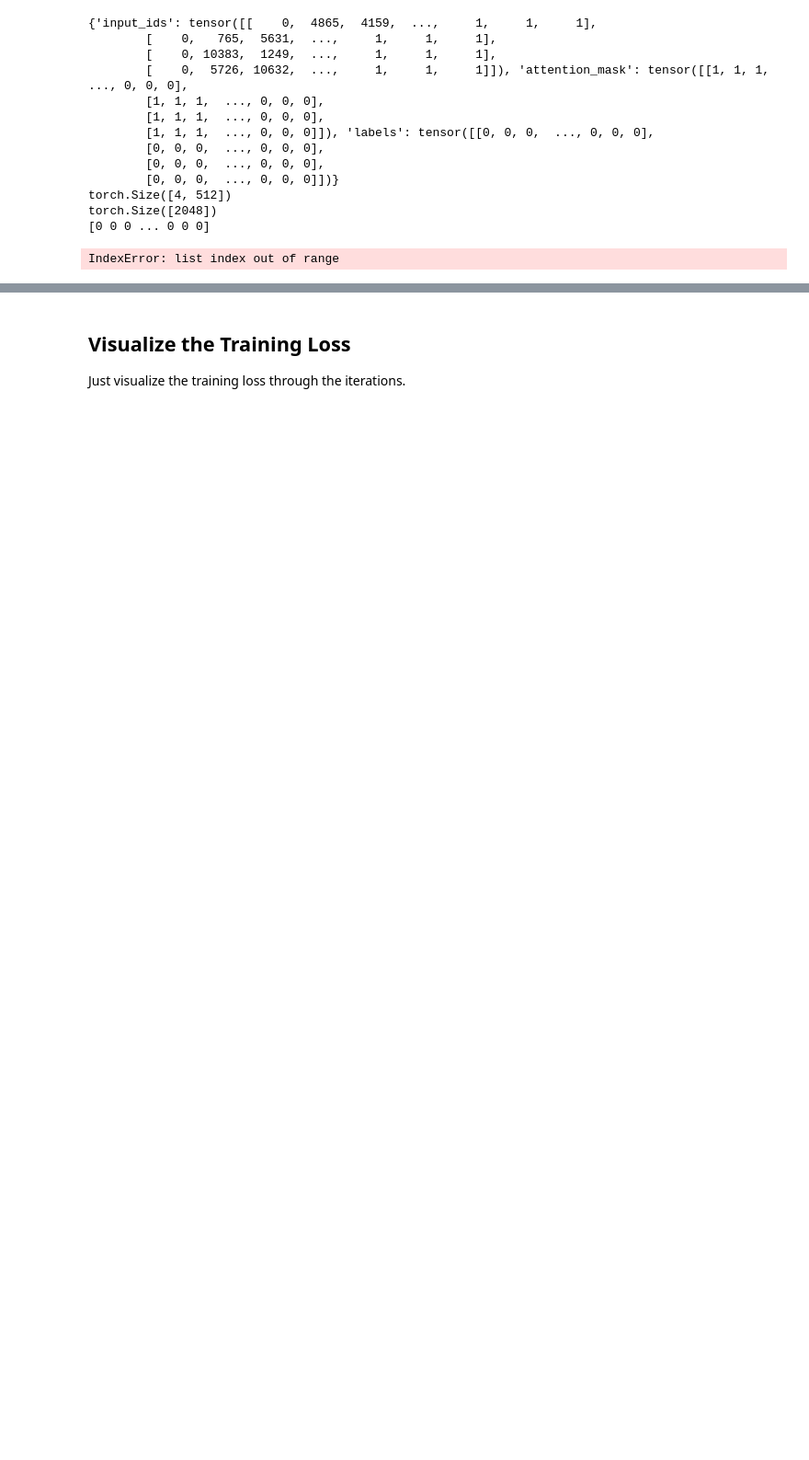
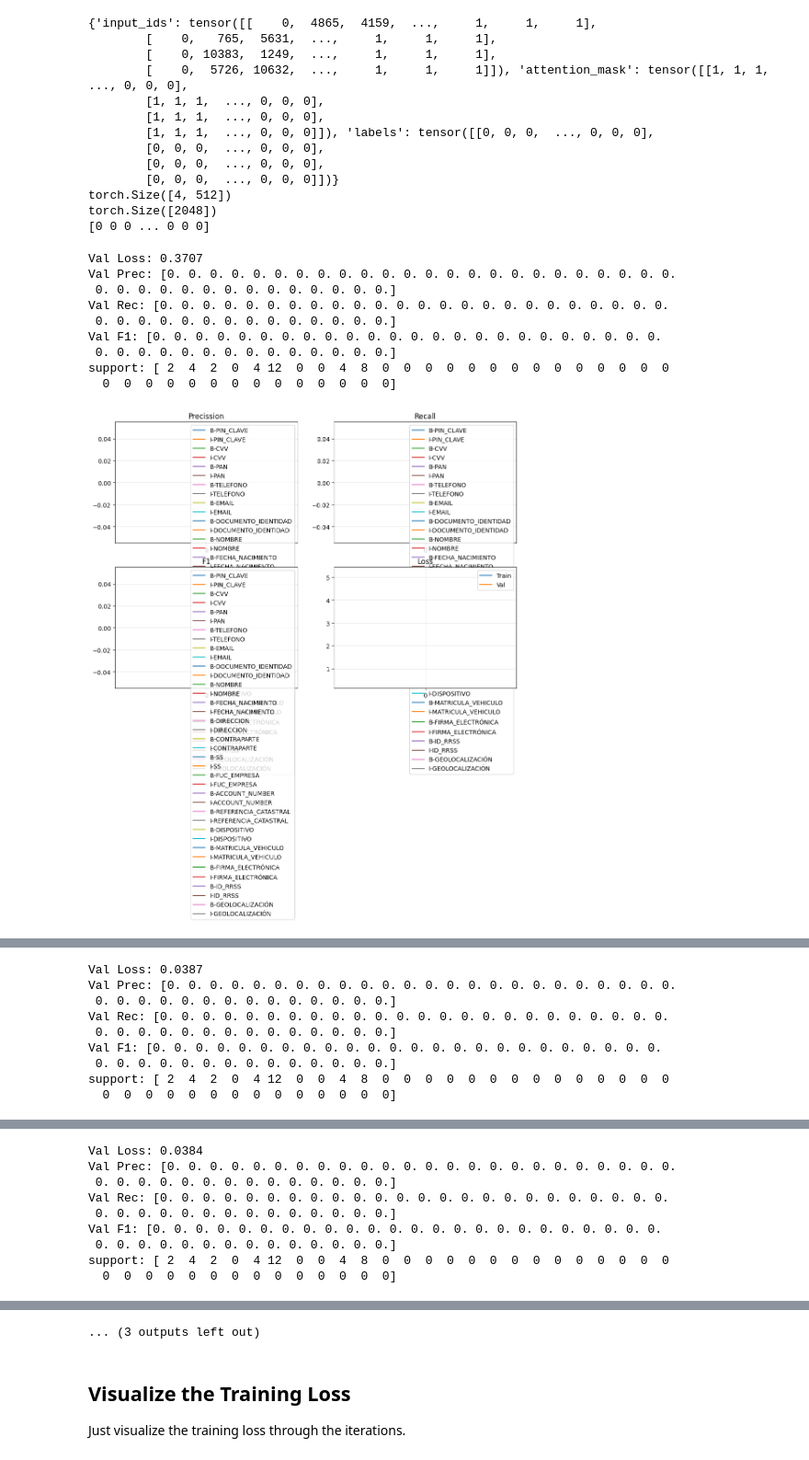
Before and after one commit to rogerpasky/AnonymizationPipeline, a Jupyter notebook: notebooks/ner_internal_finetuning.ipynb, the cells around one changed output, grey strips where cells are left out. Shown at 92% size. Saved outputs shown, nothing was run; the diff lists cells and outputs as text; code cells hidden in the pictures; blank space fills up the shorter version.

```diff
--- a/notebooks/ner_internal_finetuning.ipynb
+++ b/notebooks/ner_internal_finetuning.ipynb
@@ -412,11 +421,11 @@ Although there are benefits to using bigger batches, there are also some drawbac
 [cuda]: https://pytorch.org/docs/stable/notes/faq.html
 # %%
 # set the number of epochs and batch size
-n_epochs = 15
-batch_size = 4
+n_epochs = 5 ### HYPERPARAMETER ###
+batch_size = 4 ### HYPERPARAMETER ###
 
 
-# batch the train data so that each batch contains 4 examples (using 'batch_size')
+# batch the train data so that each batch contains N examples (using 'batch_size')
 train_data = torch.utils.data.DataLoader(dataset['train'], batch_size=batch_size, shuffle=True)
 validation_data = torch.utils.data.DataLoader(dataset['validation'], batch_size=batch_size, shuffle=False)
 
@@ -526,7 +535,7 @@ def draw_values(title, rows, columns, order, values, labels=[]):
 # %%
 # Do the actual training and validation
 
-update_block = 4
+update_block = 2 ### HYPERPARAMETER ###
 
 train_loss = []
 train_batch_loss = []
@@ -562,31 +571,40 @@ for epoch in tqdmn(range(n_epochs), desc='Epoch'):
             # store the loss value for visualization
             train_loss.append(current_loss/update_block)
 
             current_loss = 0
     # update the model one last time for this epoch if block batches are still pending
     if current_loss != 0:
         optimizer.step()
         optimizer.zero_grad()
 
     train_batch_loss.append(train_loss[-1])
 
     # calculate accuracy and recall from validation data
     val_loss, val_prec, val_rec, val_f1, support = validate(model, validation_data, device)
     print(f'Val Loss: {val_loss:.4f}\nVal Prec: {val_prec}\nVal Rec: {val_rec}\nVal F1: {val_f1}\nsupport: {support}')
     validation_loss.append(val_loss)
     validation_prec.append(val_prec)
     validation_rec.append(val_rec)
     validation_f1.append(val_f1)
 
     # display grafically the results
     plt.figure(figsize=(12, 8))
     draw_values('Precission', 2, 2, 1, validation_prec, category_texts)
     draw_values('Recall', 2, 2, 2, validation_rec, category_texts)
     draw_values('F1', 2, 2, 3, validation_f1, category_texts)
     draw_values('Loss', 2, 2, 4, list(zip(train_batch_loss, validation_loss)), ['O', 'Train', 'Val'])
     plt.show()
 
     # print the average results
     print(f'Epoch {epoch + 1} - Loss: {train_loss[-1]:.4f} - Val Loss: {np.mean(val_loss):.4f} - Val Prec: {np.mean(val_prec):.4f} - Val Rec: {np.mean(val_rec):.4f} - Val F1: {np.mean(val_f1):.4f}')
 # %% [output]
-IndexError: list index out of range
+Val Loss: 0.3707
+Val Prec: [0. 0. 0. 0. 0. 0. 0. 0. 0. 0. 0. 0. 0. 0. 0. 0. 0. 0. 0. 0. 0. 0. 0. 0.
+ 0. 0. 0. 0. 0. 0. 0. 0. 0. 0. 0. 0. 0. 0.]
+Val Rec: [0. 0. 0. 0. 0. 0. 0. 0. 0. 0. 0. 0. 0. 0. 0. 0. 0. 0. 0. 0. 0. 0. 0. 0.
+ 0. 0. 0. 0. 0. 0. 0. 0. 0. 0. 0. 0. 0. 0.]
+Val F1: [0. 0. 0. 0. 0. 0. 0. 0. 0. 0. 0. 0. 0. 0. 0. 0. 0. 0. 0. 0. 0. 0. 0. 0.
+ 0. 0. 0. 0. 0. 0. 0. 0. 0. 0. 0. 0. 0. 0.]
+support: [ 2  4  2  0  4 12  0  0  4  8  0  0  0  0  0  0  0  0  0  0  0  0  0  0
+  0  0  0  0  0  0  0  0  0  0  0  0  0  0]
+[figure, added]
@@ -592,0 +612,9 @@ IndexError: list index out of range
+Val Loss: 0.0387
+Val Prec: [0. 0. 0. 0. 0. 0. 0. 0. 0. 0. 0. 0. 0. 0. 0. 0. 0. 0. 0. 0. 0. 0. 0. 0.
+ 0. 0. 0. 0. 0. 0. 0. 0. 0. 0. 0. 0. 0. 0.]
+Val Rec: [0. 0. 0. 0. 0. 0. 0. 0. 0. 0. 0. 0. 0. 0. 0. 0. 0. 0. 0. 0. 0. 0. 0. 0.
+ 0. 0. 0. 0. 0. 0. 0. 0. 0. 0. 0. 0. 0. 0.]
+Val F1: [0. 0. 0. 0. 0. 0. 0. 0. 0. 0. 0. 0. 0. 0. 0. 0. 0. 0. 0. 0. 0. 0. 0. 0.
+ 0. 0. 0. 0. 0. 0. 0. 0. 0. 0. 0. 0. 0. 0.]
+support: [ 2  4  2  0  4 12  0  0  4  8  0  0  0  0  0  0  0  0  0  0  0  0  0  0
+  0  0  0  0  0  0  0  0  0  0  0  0  0  0]
@@ -592,0 +623,9 @@ IndexError: list index out of range
+Val Loss: 0.0384
+Val Prec: [0. 0. 0. 0. 0. 0. 0. 0. 0. 0. 0. 0. 0. 0. 0. 0. 0. 0. 0. 0. 0. 0. 0. 0.
+ 0. 0. 0. 0. 0. 0. 0. 0. 0. 0. 0. 0. 0. 0.]
+Val Rec: [0. 0. 0. 0. 0. 0. 0. 0. 0. 0. 0. 0. 0. 0. 0. 0. 0. 0. 0. 0. 0. 0. 0. 0.
+ 0. 0. 0. 0. 0. 0. 0. 0. 0. 0. 0. 0. 0. 0.]
+Val F1: [0. 0. 0. 0. 0. 0. 0. 0. 0. 0. 0. 0. 0. 0. 0. 0. 0. 0. 0. 0. 0. 0. 0. 0.
+ 0. 0. 0. 0. 0. 0. 0. 0. 0. 0. 0. 0. 0. 0.]
+support: [ 2  4  2  0  4 12  0  0  4  8  0  0  0  0  0  0  0  0  0  0  0  0  0  0
+  0  0  0  0  0  0  0  0  0  0  0  0  0  0]
@@ -593,3 +645,4 @@ IndexError: list index out of range
+... (3 outputs left out)
 # %% [markdown]
 ## Visualize the Training Loss
 
```
Also changed, not shown: parts of 10 cells of this notebook.
